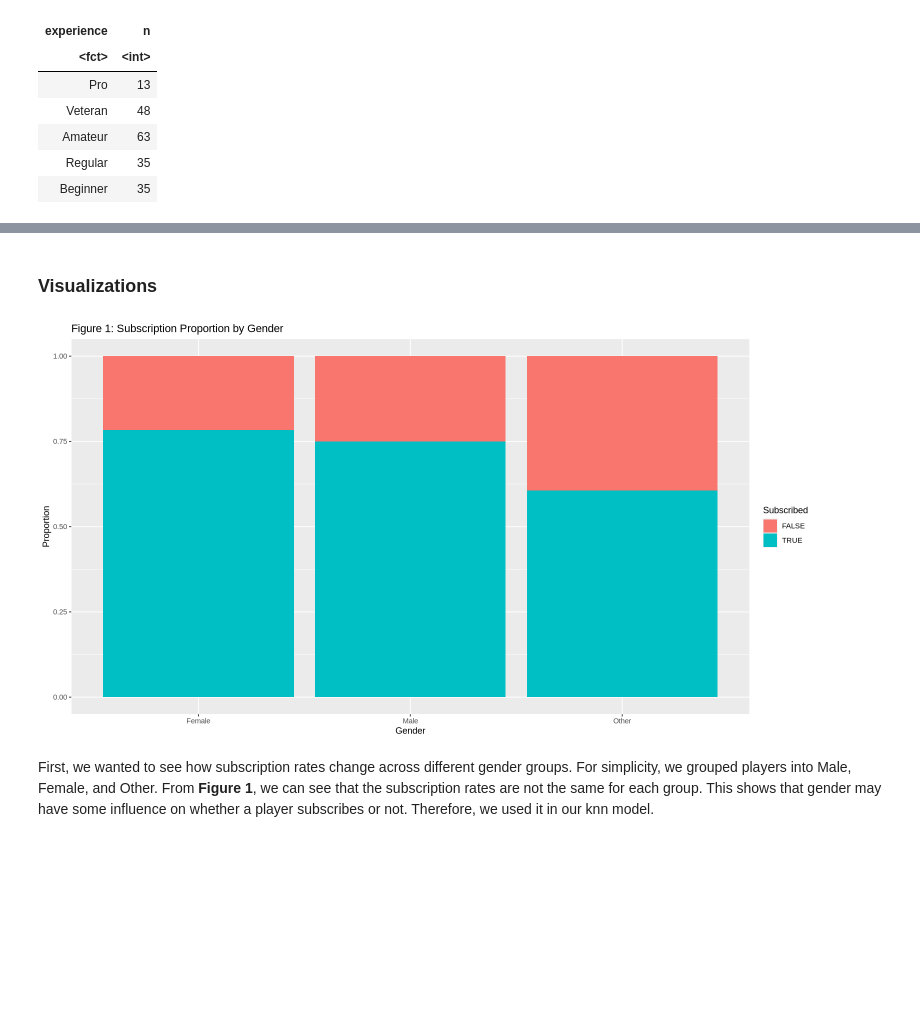
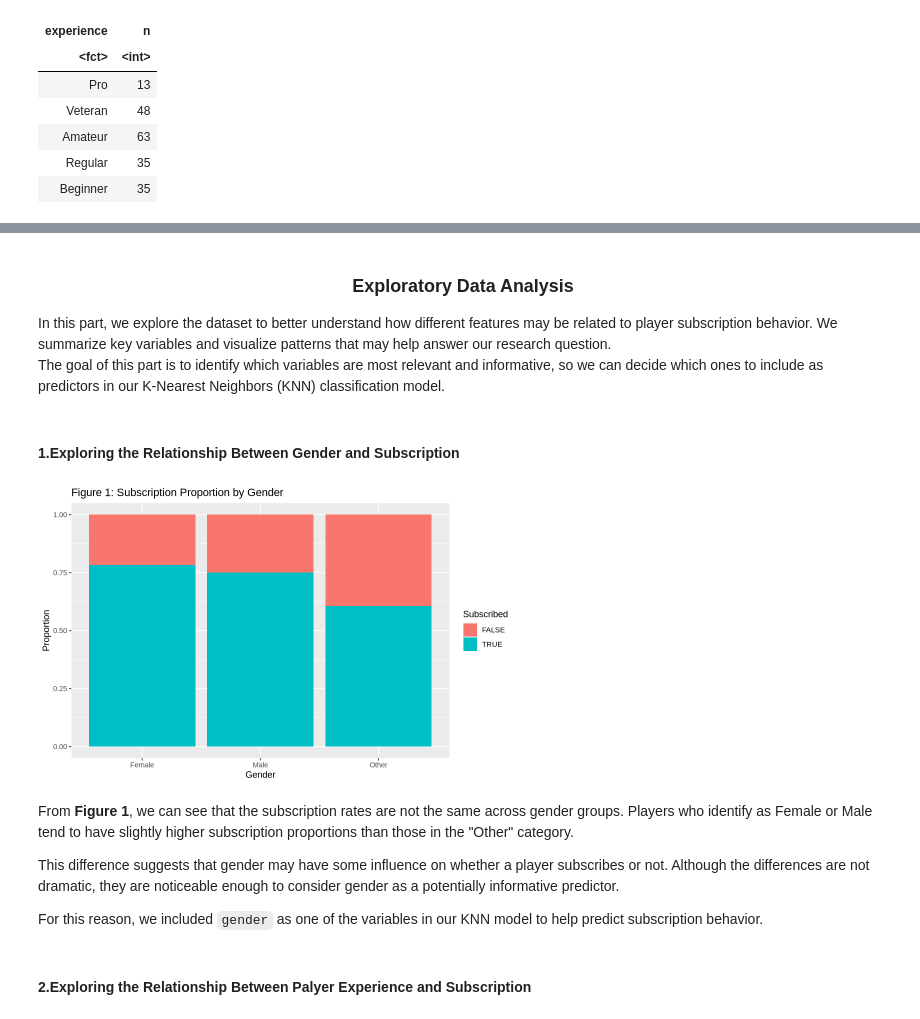
Before and after one commit to kbeletsky/dsci_100_project, a Jupyter notebook: Group project.ipynb, the cells around one changed output, grey strips where cells are left out. Cells and saved outputs as stored; diff of their text form; code cells hidden in the pictures; blank space fills up the shorter version.

```diff
--- a/Group project.ipynb
+++ b/Group project.ipynb
@@ -226,27 +267,45 @@ A tibble: 5 × 2
 # %% [markdown]
-### Visualizations
+
+<div align="center">
+
+### **Exploratory Data Analysis**
+
+</div>
+In this part, we explore the dataset to better understand how different features may be related to player subscription behavior. We summarize key variables and visualize patterns that may help answer our research question.
+
+The goal of this part is to identify which variables are most relevant and informative, so we can decide which ones to include as predictors in our K-Nearest Neighbors (KNN) classification model.
+# %% [markdown]
+#### 1.Exploring the Relationship Between Gender and Subscription
 # %%
+options(repr.plot.width = 8, repr.plot.height = 5)
+
 # subscription rate vs Gender
 players <- players |>
   mutate(gender_grouped = case_when(
     str_to_lower(gender) %in% c("male", "m") ~ "Male",
     str_to_lower(gender) %in% c("female", "f") ~ "Female",
     !is.na(gender) ~ "Other",
     TRUE ~ NA_character_))
 
 gender_chart<-ggplot(players, aes(x = gender_grouped, fill = subscribe)) +
   geom_bar(position = "fill") +
   labs(
     title = "Figure 1: Subscription Proportion by Gender",
     x = "Gender",
     y = "Proportion",
     fill = "Subscribed")
 
 gender_chart
 # %% [output]
-[figure, old version]
+[figure, new version]
 # %% [markdown]
-First, we wanted to see how subscription rates change across different gender groups. For simplicity, we grouped players into Male, Female, and Other. From **Figure 1**, we can see that the subscription rates are not the same for each group. This shows that gender may have some influence on whether a player subscribes or not. Therefore, we used it in our knn model.
+From **Figure 1**, we can see that the subscription rates are not the same across gender groups. Players who identify as Female or Male tend to have slightly higher subscription proportions than those in the "Other" category.
+
+This difference suggests that gender may have some influence on whether a player subscribes or not. Although the differences are not dramatic, they are noticeable enough to consider gender as a potentially informative predictor.
+
+For this reason, we included `gender` as one of the variables in our KNN model to help predict subscription behavior.
+# %% [markdown]
+#### 2.Exploring the Relationship Between Palyer Experience and Subscription
 # %%
 # subscription rate vs Experience level
 ggplot(players, aes(x = experience, fill = subscribe)) +
```
Also changed, not shown: parts of 64 cells of this notebook.
